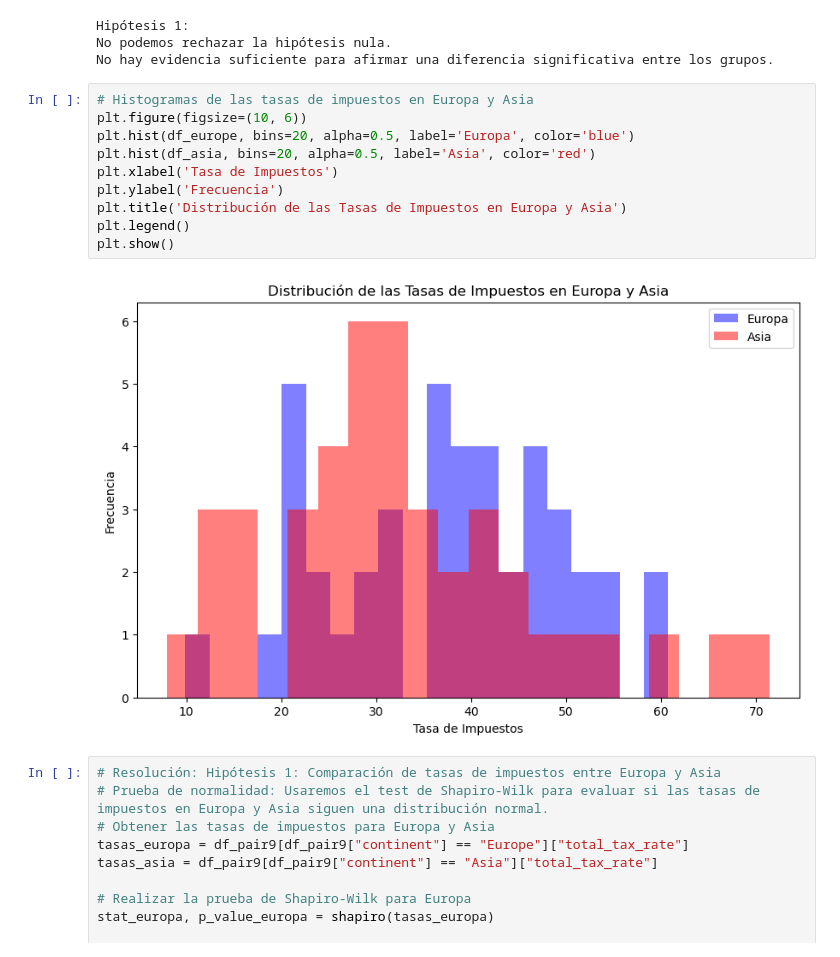
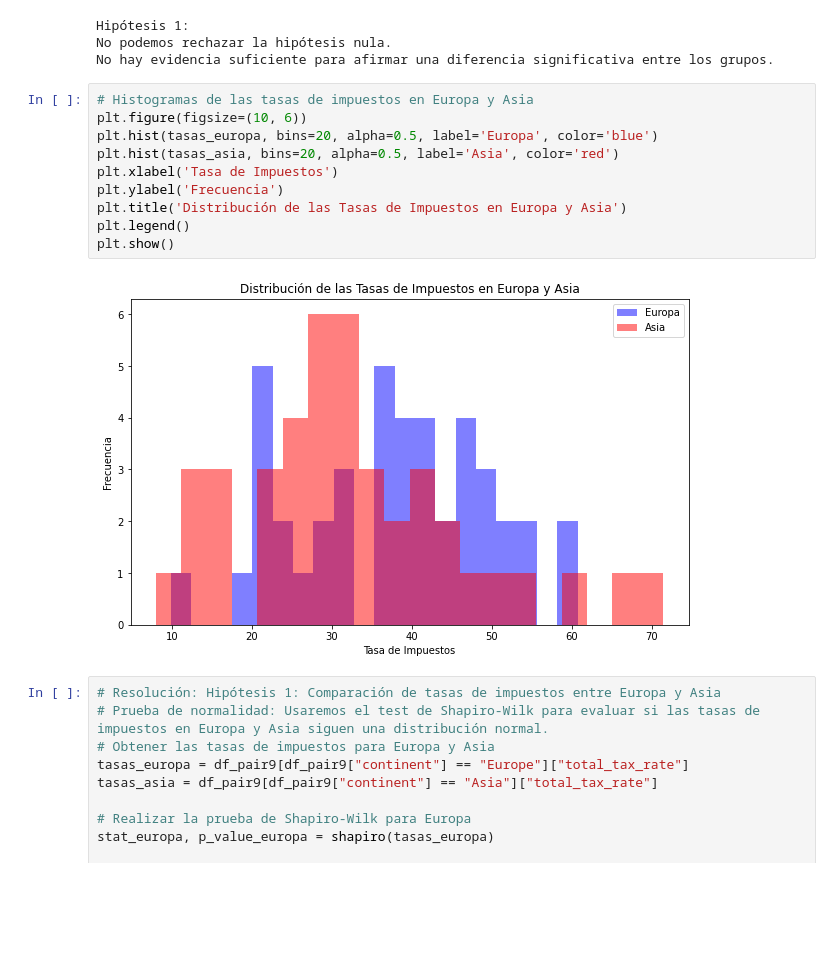
Before and after one commit to BSReguera/Pair-Programming-Modulo-3-Sprint2-, a Jupyter notebook: pairprogramming-modulo3-sprint2-leccion09.ipynb, the cells around one changed output. Drawn from its saved outputs; the diff is of its cells as text; blank space fills up the shorter version.

```diff
--- a/pairprogramming-modulo3-sprint2-leccion09.ipynb
+++ b/pairprogramming-modulo3-sprint2-leccion09.ipynb
@@ -376,15 +378,15 @@ No hay evidencia suficiente para afirmar una diferencia significativa entre los
 # %%
 # Histogramas de las tasas de impuestos en Europa y Asia
 plt.figure(figsize=(10, 6))
-plt.hist(df_europe, bins=20, alpha=0.5, label='Europa', color='blue')
-plt.hist(df_asia, bins=20, alpha=0.5, label='Asia', color='red')
+plt.hist(tasas_europa, bins=20, alpha=0.5, label='Europa', color='blue')
+plt.hist(tasas_asia, bins=20, alpha=0.5, label='Asia', color='red')
 plt.xlabel('Tasa de Impuestos')
 plt.ylabel('Frecuencia')
 plt.title('Distribución de las Tasas de Impuestos en Europa y Asia')
 plt.legend()
 plt.show()
 # %% [output]
-[figure, old version]
+[figure, new version]
 # %%
 # Resolución: Hipótesis 1: Comparación de tasas de impuestos entre Europa y Asia
 # Prueba de normalidad: Usaremos el test de Shapiro-Wilk para evaluar si las tasas de impuestos en Europa y Asia siguen una distribución normal.
```
Also changed, not shown: parts of 10 cells of this notebook.
